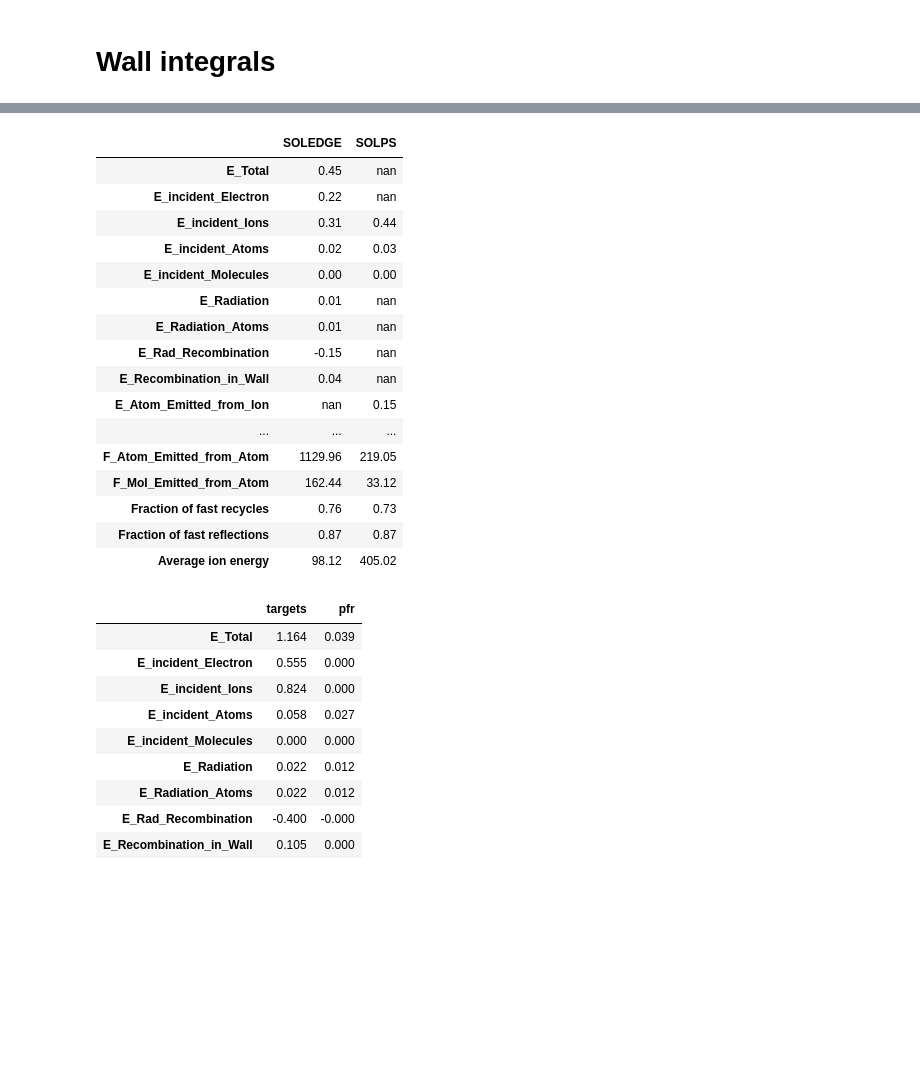
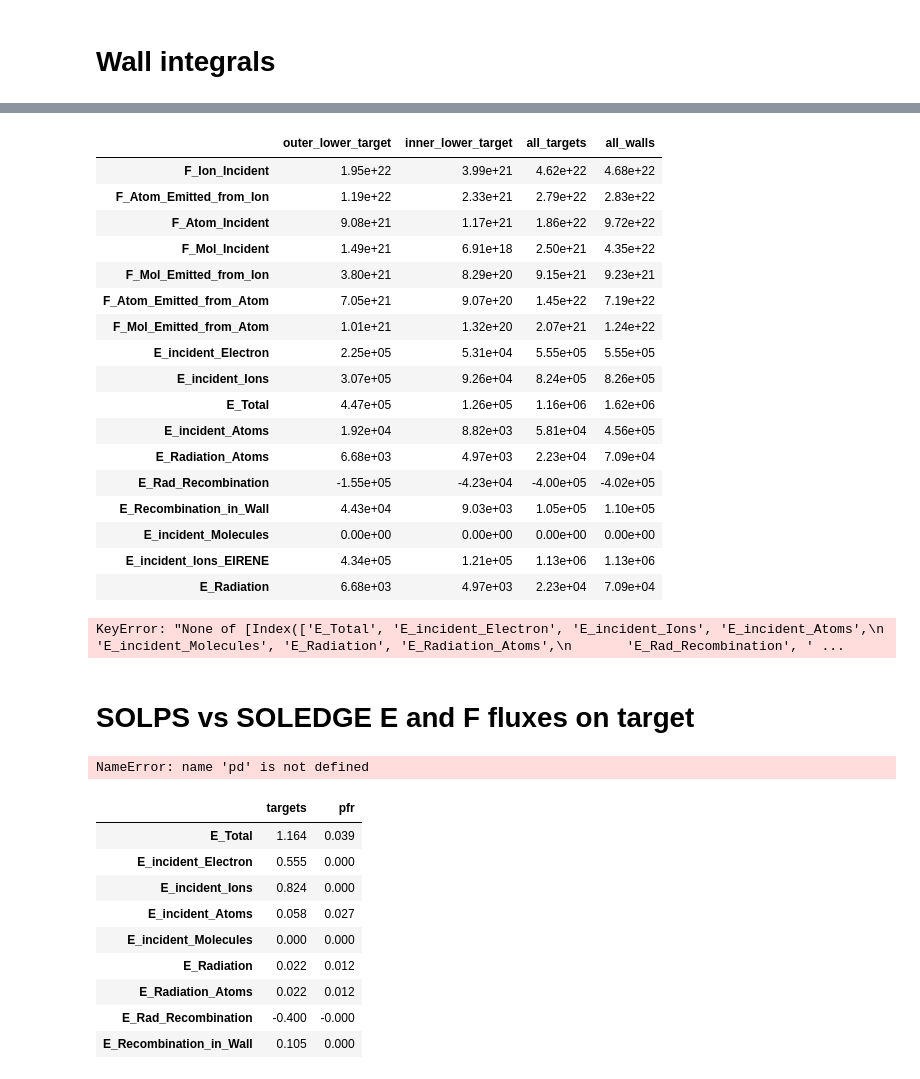
Before and after one commit to mikekryjak/notebooks, a Jupyter notebook: soledge-work/4a-heatbalance.ipynb, the cells around one changed output, grey strips where cells are left out. Saved outputs shown, nothing was run; the diff lists cells and outputs as text; code cells hidden in the pictures; blank space fills up the shorter version.

```diff
--- a/soledge-work/4a-heatbalance.ipynb
+++ b/soledge-work/4a-heatbalance.ipynb
@@ -257,6 +241,49 @@ params = [x for x in wfluxes_all.columns if x not in ["R", "Z", 'iTri', 'iSide',
 for region in wfluxes.keys():
     for param in params:
         wfluxes_integral.loc[region, param] = (wfluxes[region][param] * wfluxes[region]["Area"]).sum()
+# %%
+wfsums = pd.DataFrame(columns = wfluxes_integral.columns)
+wfsums.loc["outer_lower_target", :] = wfluxes_integral.loc["outer_lower_target", :]
+wfsums.loc["inner_lower_target", :] = wfluxes_integral.loc["inner_lower_target", :]
+wfsums.loc["all_targets", :] = wfluxes_integral.loc[["outer_lower_target", "inner_lower_target", "outer_upper_target", "inner_upper_target"], :].sum(axis=0)
+wfsums.loc["all_walls", :] = wfluxes_integral.sum(axis=0)
+display_dataframe(wfsums.transpose())
+# %% [output]
+|  | outer_lower_target | inner_lower_target | all_targets | all_walls |
+| F_Ion_Incident | 1.95e+22 | 3.99e+21 | 4.62e+22 | 4.68e+22 |
+| F_Atom_Emitted_from_Ion | 1.19e+22 | 2.33e+21 | 2.79e+22 | 2.83e+22 |
+| F_Atom_Incident | 9.08e+21 | 1.17e+21 | 1.86e+22 | 9.72e+22 |
+| F_Mol_Incident | 1.49e+21 | 6.91e+18 | 2.50e+21 | 4.35e+22 |
+| F_Mol_Emitted_from_Ion | 3.80e+21 | 8.29e+20 | 9.15e+21 | 9.23e+21 |
+| F_Atom_Emitted_from_Atom | 7.05e+21 | 9.07e+20 | 1.45e+22 | 7.19e+22 |
+| F_Mol_Emitted_from_Atom | 1.01e+21 | 1.32e+20 | 2.07e+21 | 1.24e+22 |
+| E_incident_Electron | 2.25e+05 | 5.31e+04 | 5.55e+05 | 5.55e+05 |
+| E_incident_Ions | 3.07e+05 | 9.26e+04 | 8.24e+05 | 8.26e+05 |
+| E_Total | 4.47e+05 | 1.26e+05 | 1.16e+06 | 1.62e+06 |
+| E_incident_Atoms | 1.92e+04 | 8.82e+03 | 5.81e+04 | 4.56e+05 |
+| E_Radiation_Atoms | 6.68e+03 | 4.97e+03 | 2.23e+04 | 7.09e+04 |
+| E_Rad_Recombination | -1.55e+05 | -4.23e+04 | -4.00e+05 | -4.02e+05 |
+| E_Recombination_in_Wall | 4.43e+04 | 9.03e+03 | 1.05e+05 | 1.10e+05 |
+| E_incident_Molecules | 0.00e+00 | 0.00e+00 | 0.00e+00 | 0.00e+00 |
+| E_incident_Ions_EIRENE | 4.34e+05 | 1.21e+05 | 1.13e+06 | 1.13e+06 |
+| E_Radiation | 6.68e+03 | 4.97e+03 | 2.23e+04 | 7.09e+04 |
+# %%
+### Energy
+dfE = pd.DataFrame(wfluxes_integral.copy())
+dfE.rename({"outer_lower_target" : "SOLEDGE"}, inplace = True, axis=1)
+dfE = dfE.transpose()[["E_Total", "E_incident_Electron", "E_incident_Ions", "E_incident_Atoms", "E_incident_Molecules", "E_Radiation", "E_Radiation_Atoms", "E_Rad_Recombination", "E_Recombination_in_Wall"]] * 1e-6
+
+
+#### Fluxes
+dfF = pd.DataFrame(wfluxes_integral.copy()) * constants("q_e")
+dfF.rename({"outer_lower_target" : "SOLEDGE"}, inplace = True, axis=1)
+dfF = dfF.transpose()[['F_Ion_Incident', 'F_Atom_Emitted_from_Ion', 'F_Atom_Incident', 'F_Mol_Incident', 'F_Mol_Emitted_from_Ion', 'F_Atom_Emitted_from_Atom', 'F_Mol_Emitted_from_Atom']]
+
+df = pd.concat([dfE, dfF], axis = 1)
+# %% [output]
+KeyError: "None of [Index(['E_Total', 'E_incident_Electron', 'E_incident_Ions', 'E_incident_Atoms',\n       'E_incident_Molecules', 'E_Radiation', 'E_Radiation_Atoms',\n       'E_Rad_Recombination', ' ...
+# %% [markdown]
+# SOLPS vs SOLEDGE E and F fluxes on target
 # %%
 ### Energy
 dfE = pd.DataFrame(wfluxes_integral.loc["outer_lower_target"].copy())
@@ -282,7 +309,7 @@ dfF = pd.DataFrame(wfluxes_integral.loc["outer_lower_target"].copy()) * constant
 dfF.rename({"outer_lower_target" : "SOLEDGE"}, inplace = True, axis=1)
 dfF = dfF.transpose()[['F_Ion_Incident', 'F_Atom_Emitted_from_Ion', 'F_Atom_Incident', 'F_Mol_Incident', 'F_Mol_Emitted_from_Ion', 'F_Atom_Emitted_from_Atom', 'F_Mol_Emitted_from_Atom']]
 
-mult = 1
+mult = 1/constants("q_e")
 dfF.loc["SOLPS", "F_Ion_Incident"] = 1.0754E+03 *mult
 dfF.loc["SOLPS", "F_Mol_Incident"] = 4.9827E+01 *mult
 dfF.loc["SOLPS", "F_Atom_Incident"] = 2.8529E+02 *mult
@@ -314,23 +341,7 @@ ts = df.transpose().style.format("{:.2f}")
 ts = ts.applymap(styler)
 display(ts)
 # %% [output]
-|  | SOLEDGE | SOLPS |
-| E_Total | 0.45 | nan |
-| E_incident_Electron | 0.22 | nan |
-| E_incident_Ions | 0.31 | 0.44 |
-| E_incident_Atoms | 0.02 | 0.03 |
-| E_incident_Molecules | 0.00 | 0.00 |
-| E_Radiation | 0.01 | nan |
-| E_Radiation_Atoms | 0.01 | nan |
-| E_Rad_Recombination | -0.15 | nan |
-| E_Recombination_in_Wall | 0.04 | nan |
-| E_Atom_Emitted_from_Ion | nan | 0.15 |
-| ... | ... | ... |
-| F_Atom_Emitted_from_Atom | 1129.96 | 219.05 |
-| F_Mol_Emitted_from_Atom | 162.44 | 33.12 |
-| Fraction of fast recycles | 0.76 | 0.73 |
-| Fraction of fast reflections | 0.87 | 0.87 |
-| Average ion energy | 98.12 | 405.02 |
+NameError: name 'pd' is not defined
 # %%
 df2 = wfluxes_integral
 
```
Also changed, not shown: parts of 11 cells of this notebook, 23 other files.
